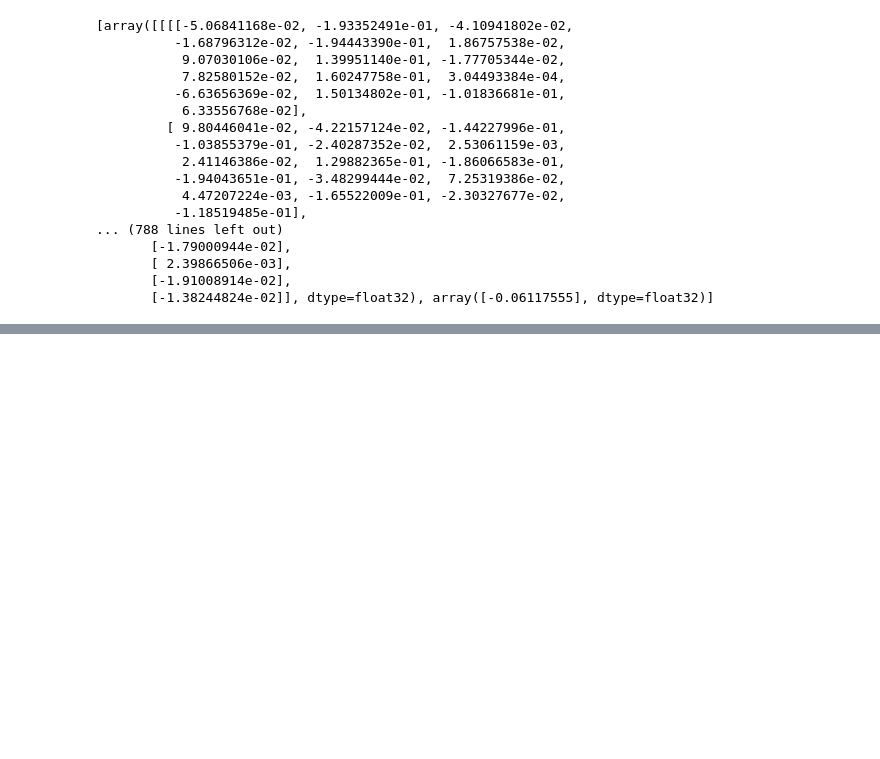
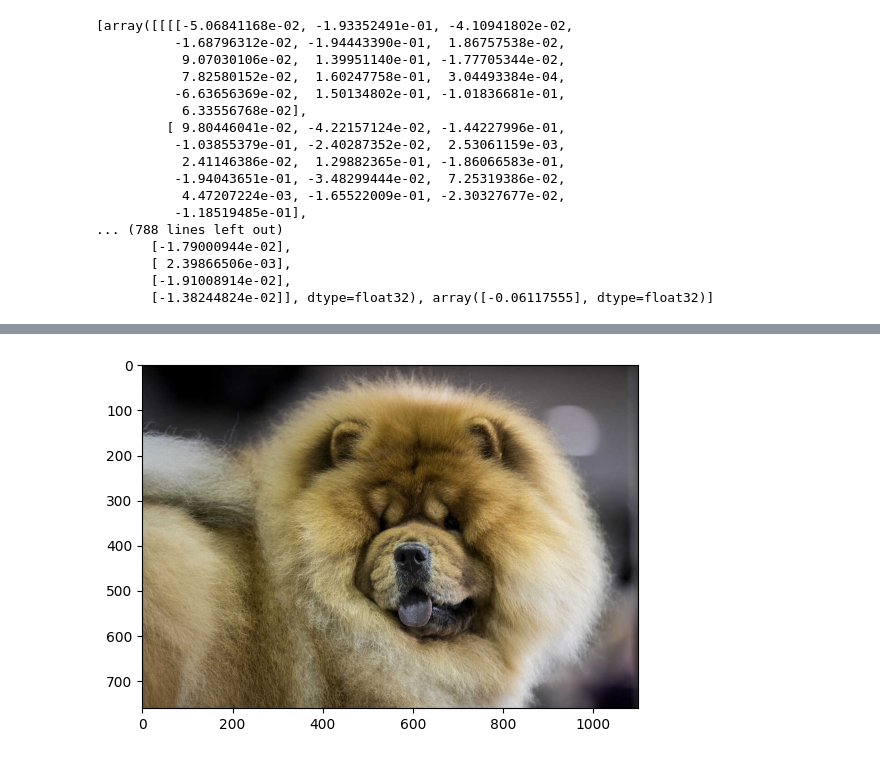
Before and after one commit to huzza2/AI_Fundation, a Jupyter notebook: predict.ipynb, the cells around one changed output, grey strips where cells are left out. Saved outputs shown, nothing was run; the diff lists cells and outputs as text; code cells hidden in the pictures; blank space fills up the shorter version.

```diff
--- a/predict.ipynb
+++ b/predict.ipynb
@@ -52,0 +43,12 @@ ValueError: cannot resize this array: it does not own its data
+# %%
+def load_image(path):
+    if path.startswith('http'): # url path
+        im = Image.open(requests.get(path, stream=True, verify=False).raw)
+    else: # local file
+        im = Image.open(path)
+    return im
+# %%
+def show_image(path):
+    im = load_image(path)
+    image = np.array(im)
+    plt.imshow(image)
@@ -52,0 +59,6 @@ ValueError: cannot resize this array: it does not own its data
+# %%
+url_image = 'https://media.npr.org/assets/img/2022/05/25/gettyimages-917452888-edit_custom-c656c35e4e40bf22799195af846379af6538810c-s1100-c50.jpg'
+# %%
+show_image(url_image)
+# %% [output]
+[figure, added]
```
Also changed, not shown: parts of 13 cells of this notebook, 2 other files.
